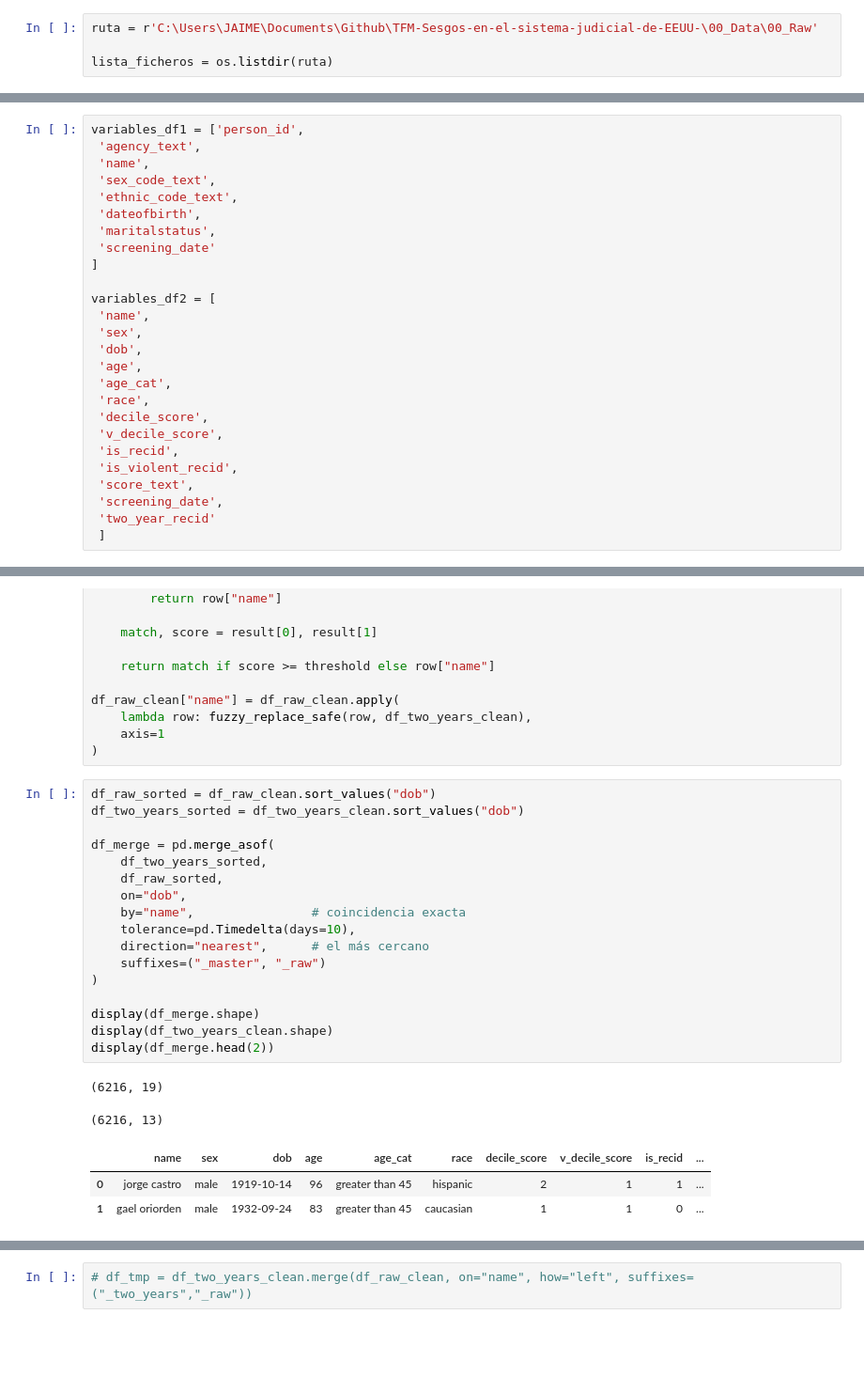
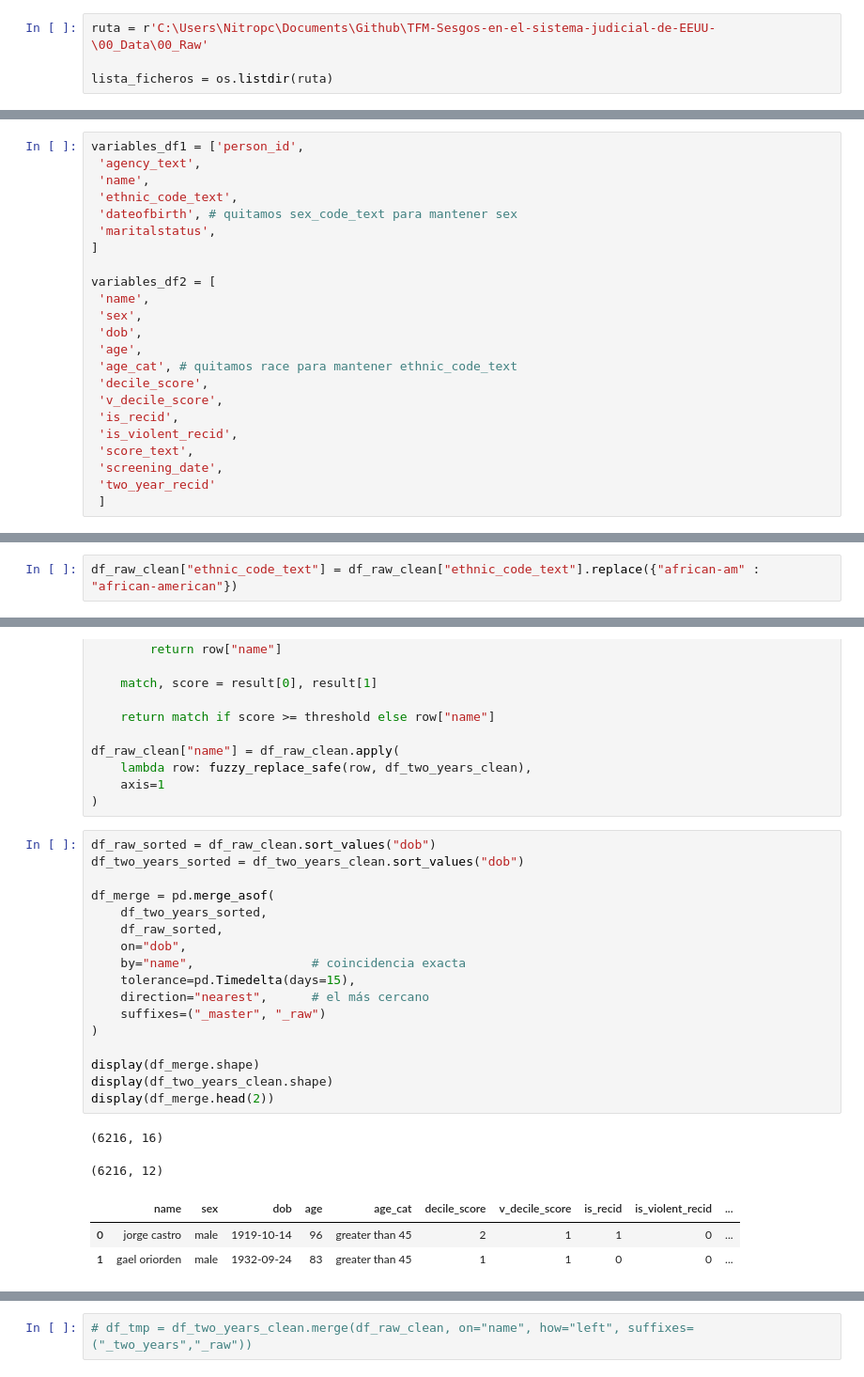
Before and after one commit to aaznarmellado-collab/TFM-Sesgos-en-el-sistema-judicial-de-EEUU-, a Jupyter notebook: 01_Notebooks/TFM_LIMPIEZA.ipynb, the cells around one changed output, grey strips where cells are left out. Shown at 94% size. Cells and saved outputs as stored; diff of their text form; blank space fills up the shorter version.

```diff
--- a/01_Notebooks/TFM_LIMPIEZA.ipynb
+++ b/01_Notebooks/TFM_LIMPIEZA.ipynb
@@ -124,7 +124,7 @@ def comprobar_igualdad(df, columna1, columna2):
 # %% [markdown]
 ## Cargar datos
 # %%
-ruta = r'C:\Users\JAIME\Documents\Github\TFM-Sesgos-en-el-sistema-judicial-de-EEUU-\00_Data\00_Raw'
+ruta = r'C:\Users\Nitropc\Documents\Github\TFM-Sesgos-en-el-sistema-judicial-de-EEUU-\00_Data\00_Raw'
 
 lista_ficheros = os.listdir(ruta)
 # %%
@@ -201,11 +201,9 @@ df_compas_raw.duplicated().sum()
 variables_df1 = ['person_id',
  'agency_text',
  'name',
- 'sex_code_text',
  'ethnic_code_text',
- 'dateofbirth',
+ 'dateofbirth', # quitamos sex_code_text para mantener sex
  'maritalstatus',
- 'screening_date'
 ]
 
 variables_df2 = [
@@ -213,8 +211,7 @@ variables_df2 = [
  'sex',
  'dob',
  'age',
- 'age_cat',
- 'race',
+ 'age_cat', # quitamos race para mantener ethnic_code_text
  'decile_score',
  'v_decile_score',
  'is_recid',
@@ -237,3 +234,5 @@ Index(['name', 'sex', 'dob', 'age', 'age_cat', 'race', 'decile_score',
        'v_decile_score', 'is_recid', 'is_violent_recid', 'score_text',
        'screening_date', 'two_year_recid'],
       dtype='object')
+# %%
+df_raw_clean["ethnic_code_text"] = df_raw_clean["ethnic_code_text"].replace({"african-am" : "african-american"})
@@ -316,23 +328,23 @@ df_raw_clean["name"] = df_raw_clean.apply(
 # %%
 df_raw_sorted = df_raw_clean.sort_values("dob")
 df_two_years_sorted = df_two_years_clean.sort_values("dob")
 
 df_merge = pd.merge_asof(
     df_two_years_sorted,
     df_raw_sorted,
     on="dob",
     by="name",                # coincidencia exacta
-    tolerance=pd.Timedelta(days=10),
+    tolerance=pd.Timedelta(days=15),
     direction="nearest",      # el más cercano
     suffixes=("_master", "_raw")
 )
 
 display(df_merge.shape)
 display(df_two_years_clean.shape)
 display(df_merge.head(2))
 # %% [output]
-(6216, 19)
+(6216, 16)
-(6216, 13)
+(6216, 12)
-|  | name | sex | dob | age | age_cat | race | decile_score | v_decile_score | is_recid | ... |
-| 0 | jorge castro | male | 1919-10-14 | 96 | greater than 45 | hispanic | 2 | 1 | 1 | ... |
-| 1 | gael oriorden | male | 1932-09-24 | 83 | greater than 45 | caucasian | 1 | 1 | 0 | ... |
+|  | name | sex | dob | age | age_cat | decile_score | v_decile_score | is_recid | is_violent_recid | ... |
+| 0 | jorge castro | male | 1919-10-14 | 96 | greater than 45 | 2 | 1 | 1 | 0 | ... |
+| 1 | gael oriorden | male | 1932-09-24 | 83 | greater than 45 | 1 | 1 | 0 | 0 | ... |
```
Also changed, not shown: parts of 9 cells of this notebook, 2 other files.
